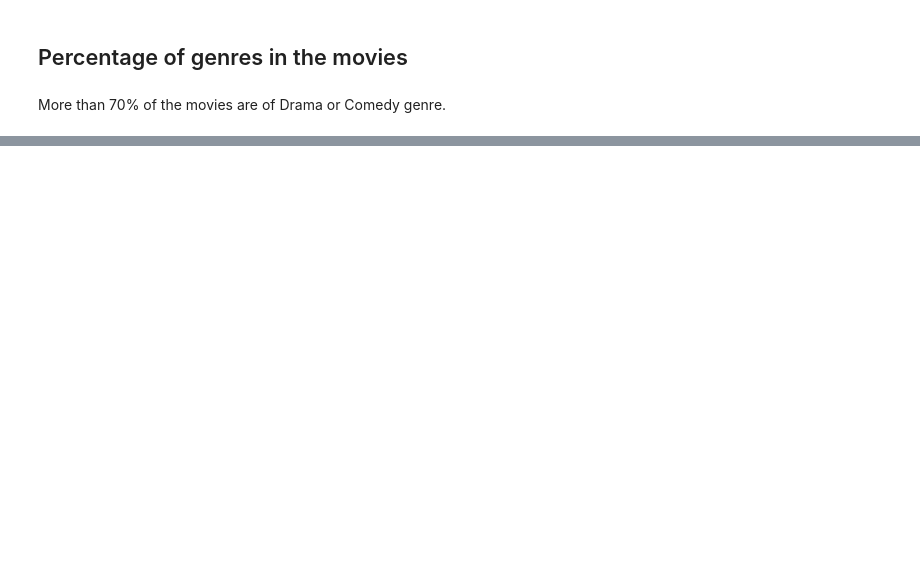
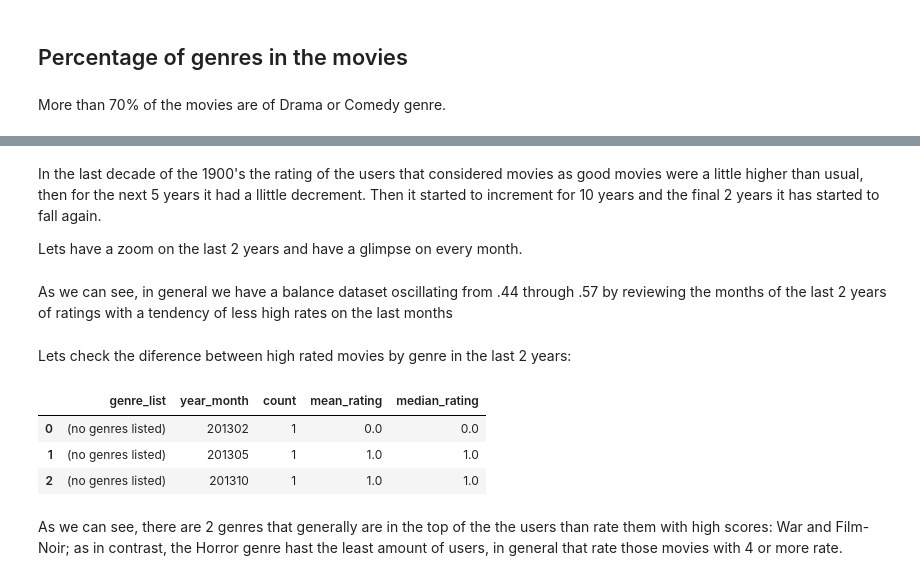
Before and after one commit to samorogu/movies_rate_prediction, a Jupyter notebook: notebooks/01_EDA/01_movies.ipynb, the cells around one changed output, grey strips where cells are left out. Drawn from its saved outputs; the diff is of its cells as text; code cells hidden in the pictures; blank space fills up the shorter version.

```diff
--- a/notebooks/01_EDA/01_movies.ipynb
+++ b/notebooks/01_EDA/01_movies.ipynb
@@ -128,0 +164,6 @@ More than 70% of the movies are of Drama or Comedy genre.
+# %%
+ratings["year_month"] = pd.DatetimeIndex(ratings['timestamp']).year*100+\
+pd.DatetimeIndex(ratings['timestamp']).month
+ratings["year_rating"] = pd.DatetimeIndex(ratings['timestamp']).year
+ratings['high'] = 0
+ratings.loc[ratings['rating']>= 4.0,"high"]=1
@@ -128,0 +180,4 @@ More than 70% of the movies are of Drama or Comedy genre.
+# %% [markdown]
+In the last decade of the 1900's the rating of the users that considered movies as good movies were a little higher than usual, then for the next 5 years it had a llittle decrement. Then it started to increment for 10 years and the final 2 years it has started to fall again.
+
+Lets have a zoom on the last 2 years and have a glimpse on every month.
@@ -128,0 +196,19 @@ More than 70% of the movies are of Drama or Comedy genre.
+# %% [markdown]
+As we can see, in general we have a balance dataset oscillating from .44 through .57 by reviewing the months of the last 2 years of ratings with a tendency of less high rates on the last months
+# %% [markdown]
+Lets check the diference between high rated movies by genre in the last 2 years:
+# %%
+last_2_years_ratings = ratings[ratings["year_month"]>=201301]
+movies_genre_gather = movies[["movieId","genre_list"]].explode("genre_list")
+movies_ratings_genre=last_2_years_ratings.merge(movies_genre_gather,how = "left")
+
+genre_ratings=movies_ratings_genre.groupby(["genre_list","year_month"]).agg({"movieId":"count",
+                                "high": ["mean", "median"]})\
+.reset_index()
+genre_ratings.columns = ["genre_list","year_month","count","mean_rating","median_rating"]
+genre_ratings.head(3)
+# %% [output]
+|  | genre_list | year_month | count | mean_rating | median_rating |
+| 0 | (no genres listed) | 201302 | 1 | 0.0 | 0.0 |
+| 1 | (no genres listed) | 201305 | 1 | 1.0 | 1.0 |
+| 2 | (no genres listed) | 201310 | 1 | 1.0 | 1.0 |
@@ -128,0 +224,3 @@ More than 70% of the movies are of Drama or Comedy genre.
+# %% [markdown]
+
+As we can see, there are 2 genres that generally are in the top of the the users than rate them with high scores: War and Film-Noir; as in contrast, the Horror genre hast the least amount of users, in general that rate those movies with 4 or more rate.
```
Also changed, not shown: parts of 15 cells of this notebook.
